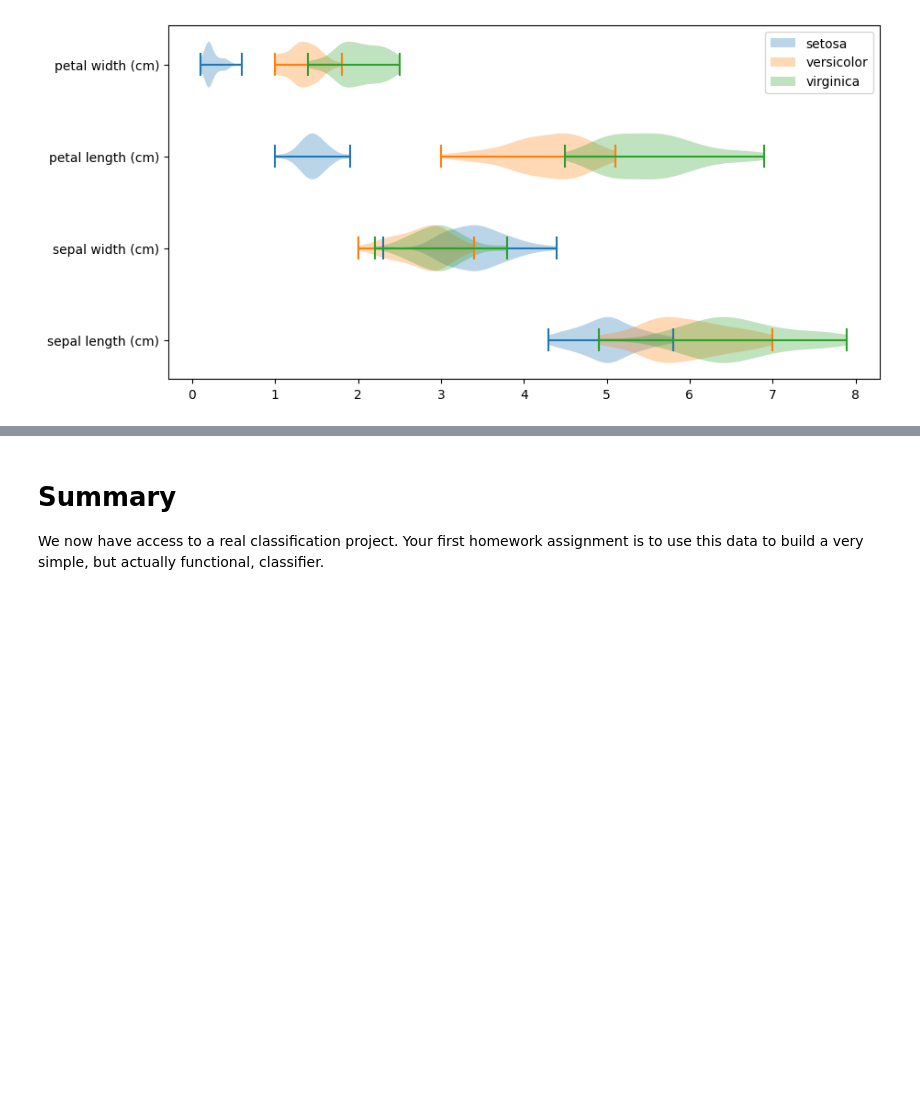
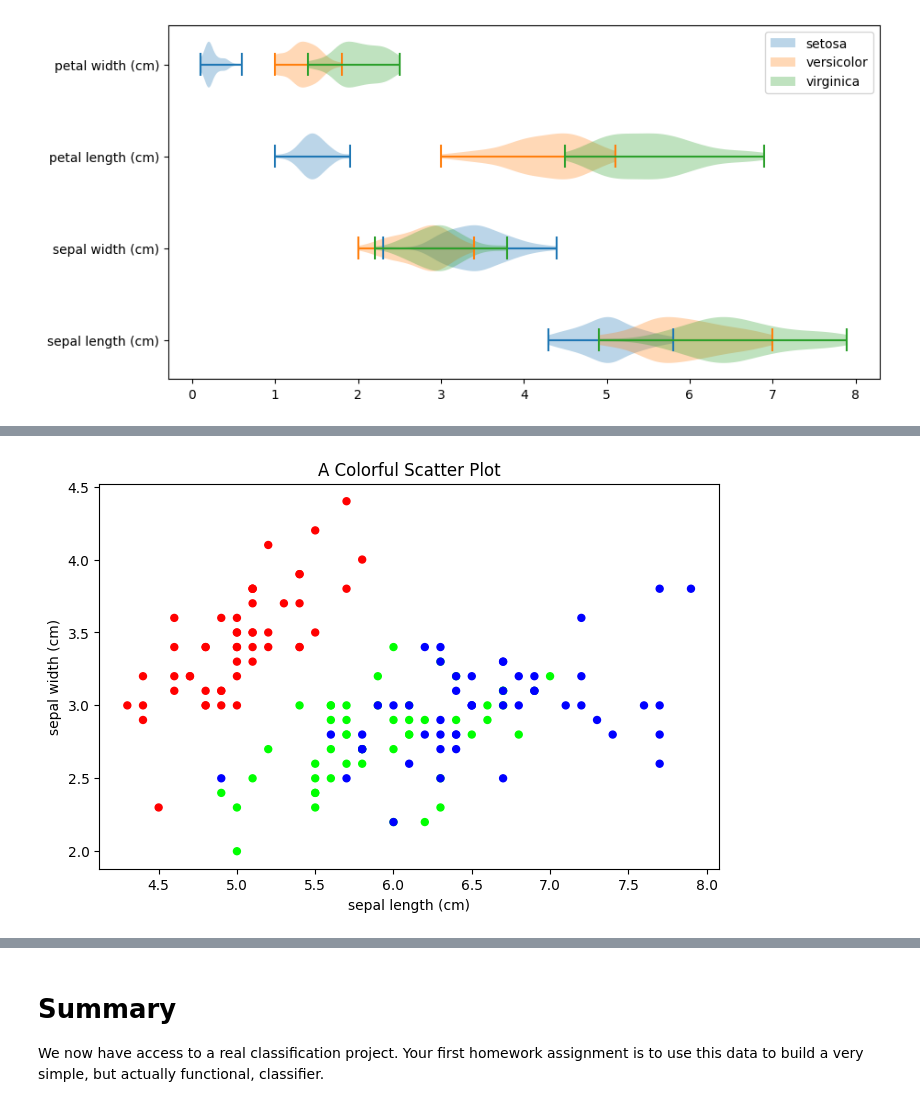
Before and after one commit to mdaugherity/MachineLearning2024, a Jupyter notebook: tutorial/Tutorial_04_First_Look_at_Data.ipynb, the cells around one changed output, grey strips where cells are left out. Drawn from its saved outputs; the diff is of its cells as text; code cells hidden in the pictures; blank space fills up the shorter version.

```diff
--- a/tutorial/Tutorial_04_First_Look_at_Data.ipynb
+++ b/tutorial/Tutorial_04_First_Look_at_Data.ipynb
@@ -179,0 +310,13 @@ plt.show()
+# %%
+# Define Custom Colors
+colors_bold = ['#FF0000', '#00FF00', '#0000FF']
+cmap_bold = ListedColormap(colors_bold)
+# %%
+plt.figure(figsize=(8,5))
+plt.scatter(X[:, featx], X[:, featy], marker='o', c=y,s=25, cmap=cmap_bold) # use custom color cmap
+plt.title('A Colorful Scatter Plot')
+plt.xlabel(data.feature_names[featx])
+plt.ylabel(data.feature_names[featy])
+plt.show()
+# %% [output]
+[figure, added]
```
Also changed, not shown: parts of 37 cells of this notebook.
